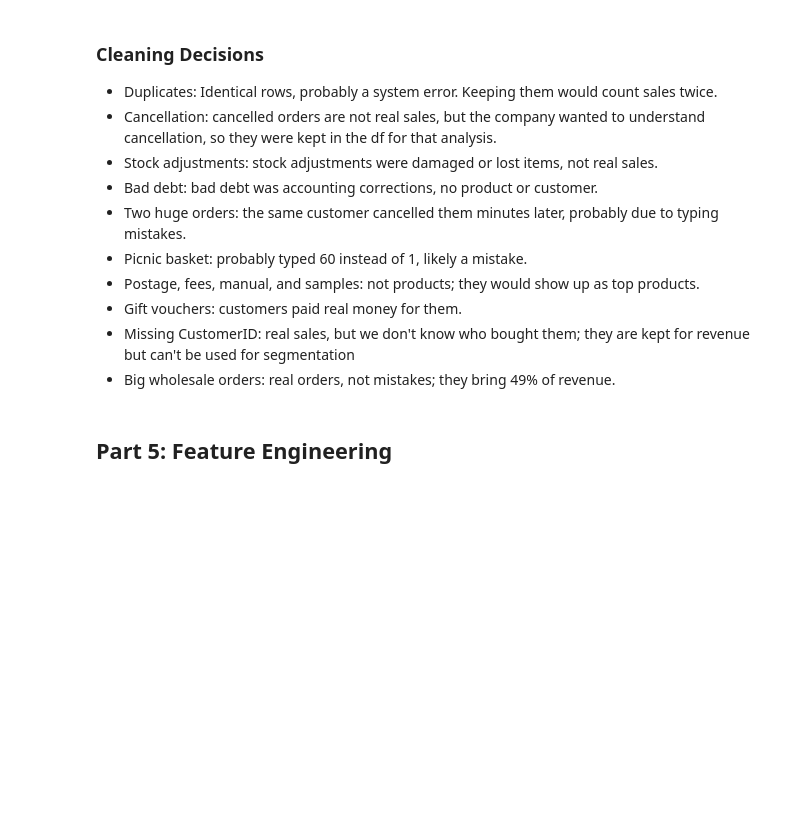
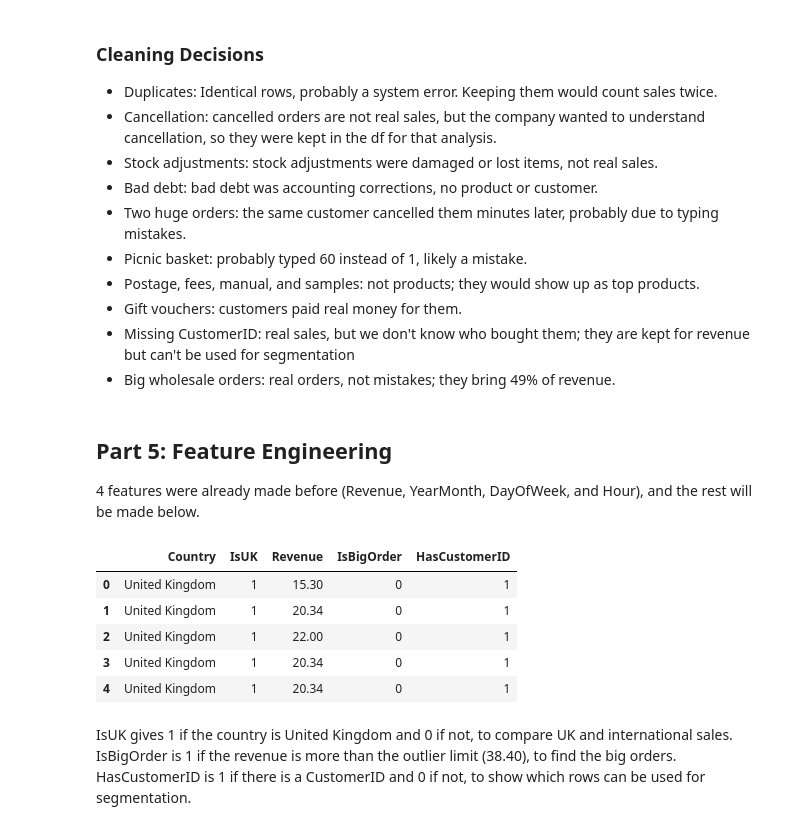
Before and after one commit to KhodorRifaii/retail-store, a Jupyter notebook: Retail Store project.ipynb, the cells around one changed output. Saved outputs shown, nothing was run; the diff lists cells and outputs as text; code cells hidden in the pictures; blank space fills up the shorter version.

```diff
--- a/Retail Store project.ipynb
+++ b/Retail Store project.ipynb
@@ -694,5 +697,21 @@ The limit is 38.4 with 41,121 outliers (7.87% of order lines). Real orders bring
 - Big wholesale orders: real orders, not mistakes; they bring 49% of revenue.
 # %% [markdown]
 ## Part 5: Feature Engineering
+4 features were already made before (Revenue, YearMonth, DayOfWeek, and Hour), and the rest will be made below.
 # %%
 sales["IsUK"] = np.where(sales["Country"] == "United Kingdom", 1, 0)
+# %%
+sales["IsBigOrder"] = np.where(sales["Revenue"] > upper, 1, 0)
+# %%
+sales["HasCustomerID"] = np.where(sales["CustomerID"].notnull(), 1, 0)
+# %%
+sales[["Country", "IsUK", "Revenue", "IsBigOrder", "HasCustomerID"]].head()
+# %% [output]
+|  | Country | IsUK | Revenue | IsBigOrder | HasCustomerID |
+| 0 | United Kingdom | 1 | 15.30 | 0 | 1 |
+| 1 | United Kingdom | 1 | 20.34 | 0 | 1 |
+| 2 | United Kingdom | 1 | 22.00 | 0 | 1 |
+| 3 | United Kingdom | 1 | 20.34 | 0 | 1 |
+| 4 | United Kingdom | 1 | 20.34 | 0 | 1 |
+# %% [markdown]
+IsUK gives 1 if the country is United Kingdom and 0 if not, to compare UK and international sales. IsBigOrder is 1 if the revenue is more than the outlier limit (38.40), to find the big orders. HasCustomerID is 1 if there is a CustomerID and 0 if not, to show which rows can be used for segmentation.
```
Also changed, not shown: parts of 8 cells of this notebook.
